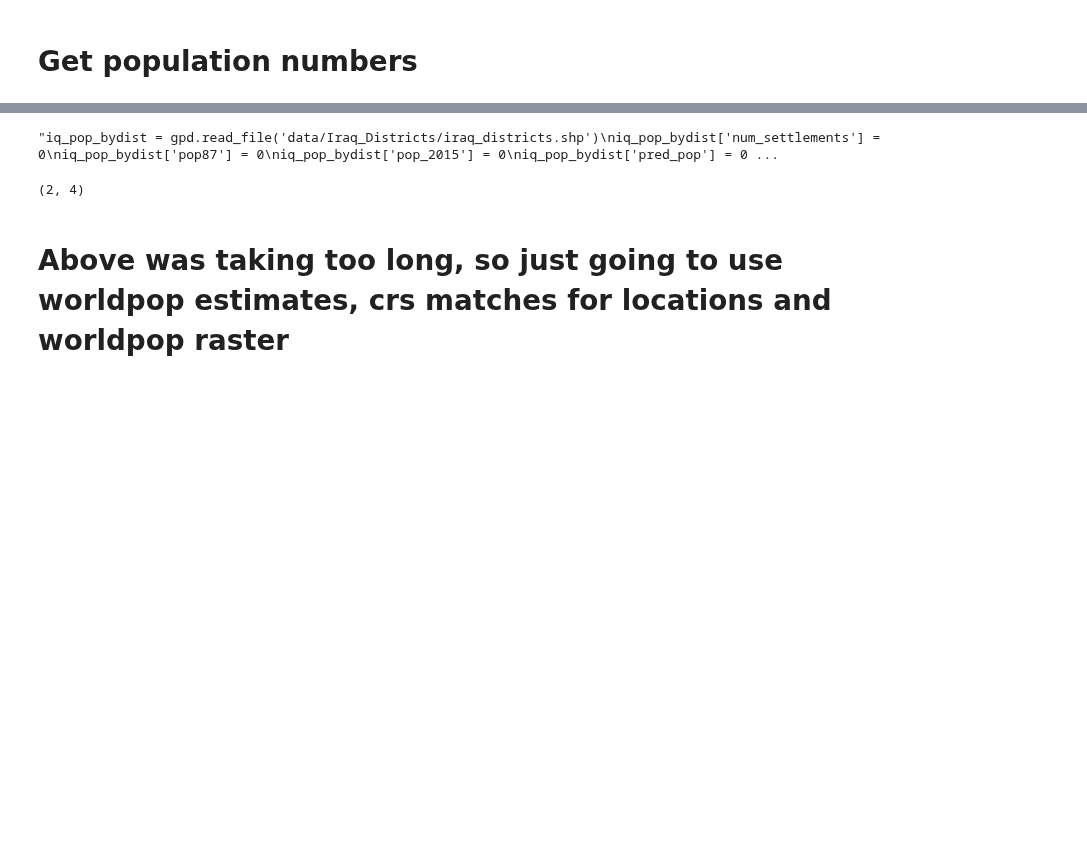
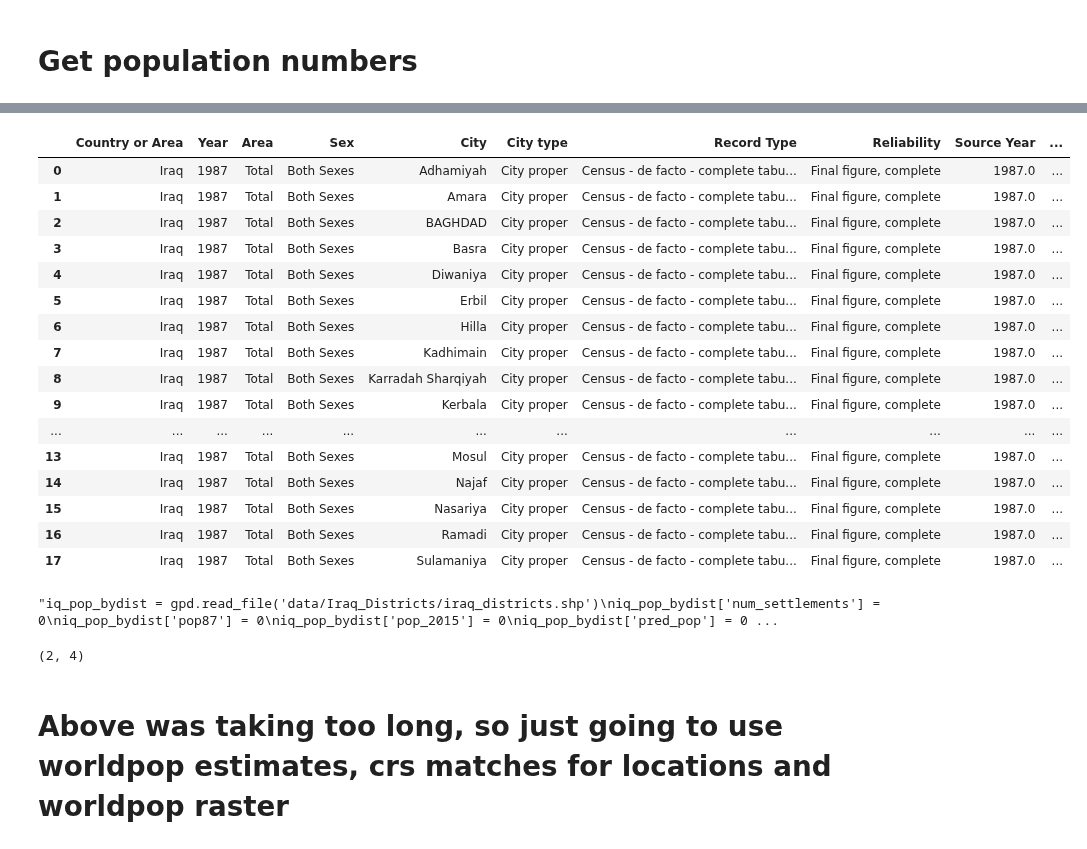
Before and after one commit to tamos/MACS30200proj, a Jupyter notebook: paper_code/DataPreparation_Flee.ipynb, the cells around one changed output, grey strips where cells are left out. Cells and saved outputs as stored; diff of their text form; code cells hidden in the pictures; blank space fills up the shorter version.

```diff
--- a/paper_code/DataPreparation_Flee.ipynb
+++ b/paper_code/DataPreparation_Flee.ipynb
@@ -37,3 +33,23 @@ pop87 = pop87[:-2] # drop nans
+# %%
+pop87
+# %% [output]
+|  | Country or Area | Year | Area | Sex | City | City type | Record Type | Reliability | Source Year | ... |
+| 0 | Iraq | 1987 | Total | Both Sexes | Adhamiyah | City proper | Census - de facto - complete tabu... | Final figure, complete | 1987.0 | ... |
+| 1 | Iraq | 1987 | Total | Both Sexes | Amara | City proper | Census - de facto - complete tabu... | Final figure, complete | 1987.0 | ... |
+| 2 | Iraq | 1987 | Total | Both Sexes | BAGHDAD | City proper | Census - de facto - complete tabu... | Final figure, complete | 1987.0 | ... |
+| 3 | Iraq | 1987 | Total | Both Sexes | Basra | City proper | Census - de facto - complete tabu... | Final figure, complete | 1987.0 | ... |
+| 4 | Iraq | 1987 | Total | Both Sexes | Diwaniya | City proper | Census - de facto - complete tabu... | Final figure, complete | 1987.0 | ... |
+| 5 | Iraq | 1987 | Total | Both Sexes | Erbil | City proper | Census - de facto - complete tabu... | Final figure, complete | 1987.0 | ... |
+| 6 | Iraq | 1987 | Total | Both Sexes | Hilla | City proper | Census - de facto - complete tabu... | Final figure, complete | 1987.0 | ... |
+| 7 | Iraq | 1987 | Total | Both Sexes | Kadhimain | City proper | Census - de facto - complete tabu... | Final figure, complete | 1987.0 | ... |
+| 8 | Iraq | 1987 | Total | Both Sexes | Karradah Sharqiyah | City proper | Census - de facto - complete tabu... | Final figure, complete | 1987.0 | ... |
+| 9 | Iraq | 1987 | Total | Both Sexes | Kerbala | City proper | Census - de facto - complete tabu... | Final figure, complete | 1987.0 | ... |
+| ... | ... | ... | ... | ... | ... | ... | ... | ... | ... | ... |
+| 13 | Iraq | 1987 | Total | Both Sexes | Mosul | City proper | Census - de facto - complete tabu... | Final figure, complete | 1987.0 | ... |
+| 14 | Iraq | 1987 | Total | Both Sexes | Najaf | City proper | Census - de facto - complete tabu... | Final figure, complete | 1987.0 | ... |
+| 15 | Iraq | 1987 | Total | Both Sexes | Nasariya | City proper | Census - de facto - complete tabu... | Final figure, complete | 1987.0 | ... |
+| 16 | Iraq | 1987 | Total | Both Sexes | Ramadi | City proper | Census - de facto - complete tabu... | Final figure, complete | 1987.0 | ... |
+| 17 | Iraq | 1987 | Total | Both Sexes | Sulamaniya | City proper | Census - de facto - complete tabu... | Final figure, complete | 1987.0 | ... |
 # %%
 '''iq_pop_bydist = gpd.read_file('data/Iraq_Districts/iraq_districts.shp')
 iq_pop_bydist['num_settlements'] = 0
```
Also changed, not shown: parts of 11 cells of this notebook, 1 other file.
